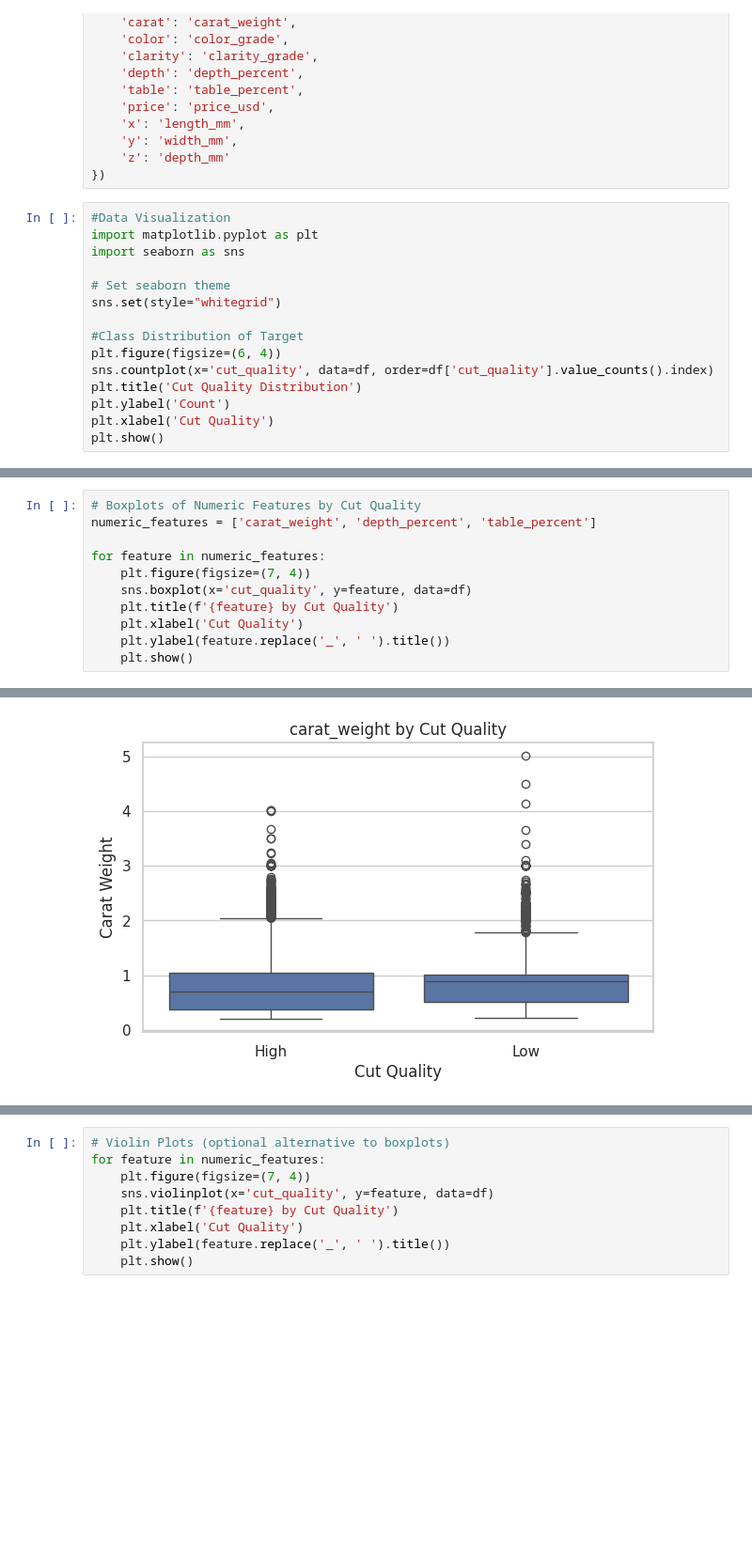
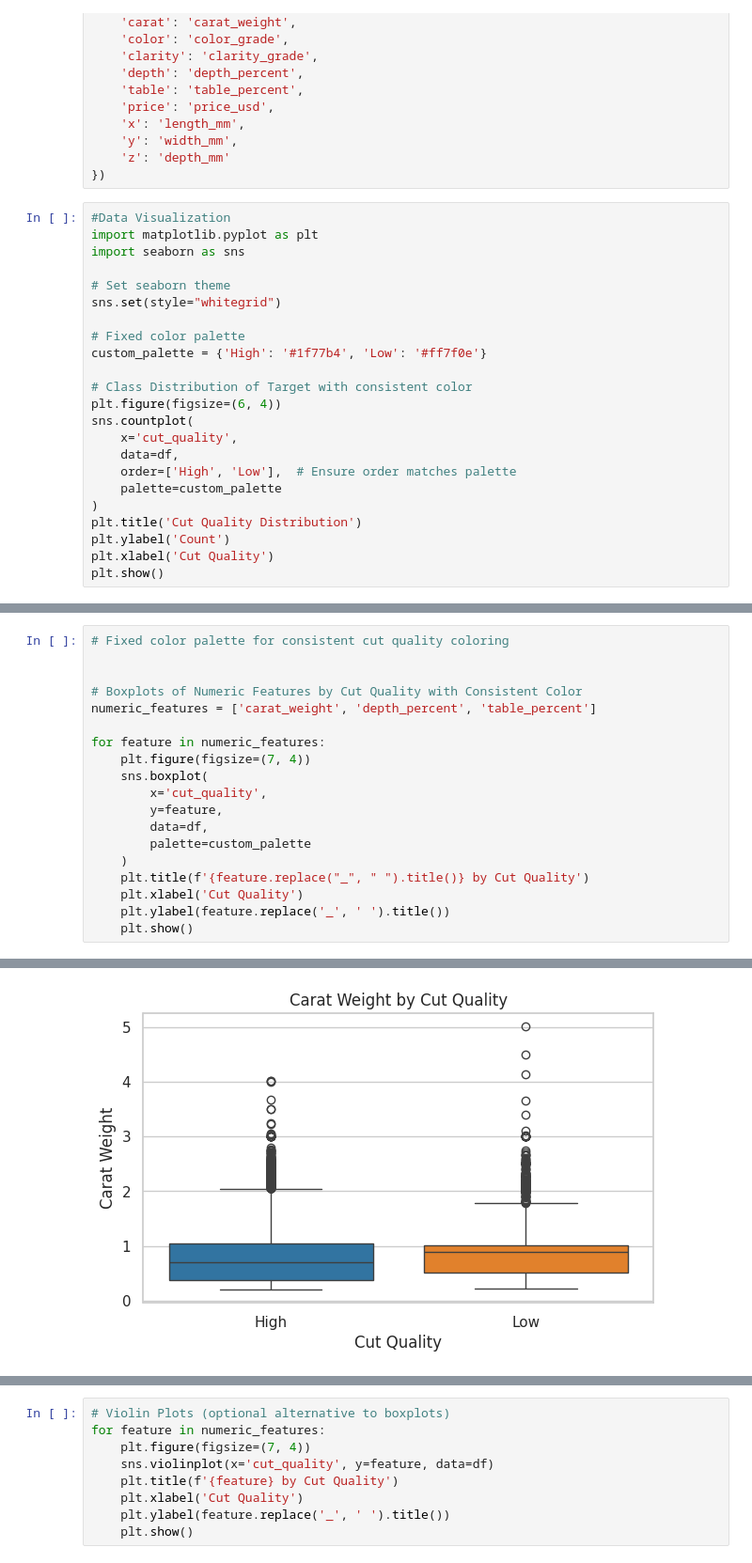
Before and after one commit to Krishnapabbu17/diamonds-analysis, a Jupyter notebook: DataScienceProject.ipynb, the cells around one changed output, grey strips where cells are left out. Shown: that part at 94% size. Cells and saved outputs as stored; diff of their text form; blank space fills up the shorter version.

```diff
--- a/DataScienceProject.ipynb
+++ b/DataScienceProject.ipynb
@@ -225,9 +225,17 @@ import seaborn as sns
 # Set seaborn theme
 sns.set(style="whitegrid")
 
-#Class Distribution of Target
+# Fixed color palette
+custom_palette = {'High': '#1f77b4', 'Low': '#ff7f0e'}
+
+# Class Distribution of Target with consistent color
 plt.figure(figsize=(6, 4))
-sns.countplot(x='cut_quality', data=df, order=df['cut_quality'].value_counts().index)
+sns.countplot(
+    x='cut_quality',
+    data=df,
+    order=['High', 'Low'],  # Ensure order matches palette
+    palette=custom_palette
+)
 plt.title('Cut Quality Distribution')
 plt.ylabel('Count')
 plt.xlabel('Cut Quality')
@@ -237,11 +248,19 @@ plt.show()
 # %%
-# Boxplots of Numeric Features by Cut Quality
+# Fixed color palette for consistent cut quality coloring
+
+
+# Boxplots of Numeric Features by Cut Quality with Consistent Color
 numeric_features = ['carat_weight', 'depth_percent', 'table_percent']
 
 for feature in numeric_features:
     plt.figure(figsize=(7, 4))
-    sns.boxplot(x='cut_quality', y=feature, data=df)
-    plt.title(f'{feature} by Cut Quality')
+    sns.boxplot(
+        x='cut_quality',
+        y=feature,
+        data=df,
+        palette=custom_palette
+    )
+    plt.title(f'{feature.replace("_", " ").title()} by Cut Quality')
     plt.xlabel('Cut Quality')
     plt.ylabel(feature.replace('_', ' ').title())
     plt.show()
@@ -249 +271 @@ for feature in numeric_features:
-[figure, old version]
+[figure, new version]
```
Also changed, not shown: parts of 2 cells of this notebook.
